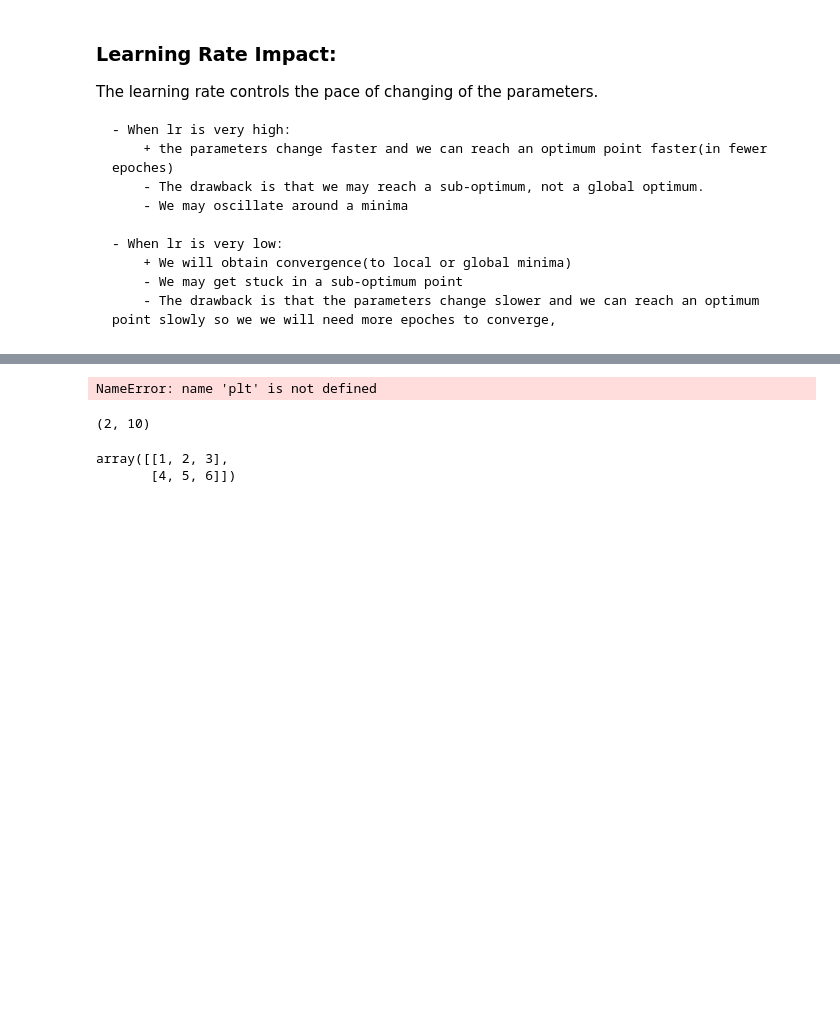
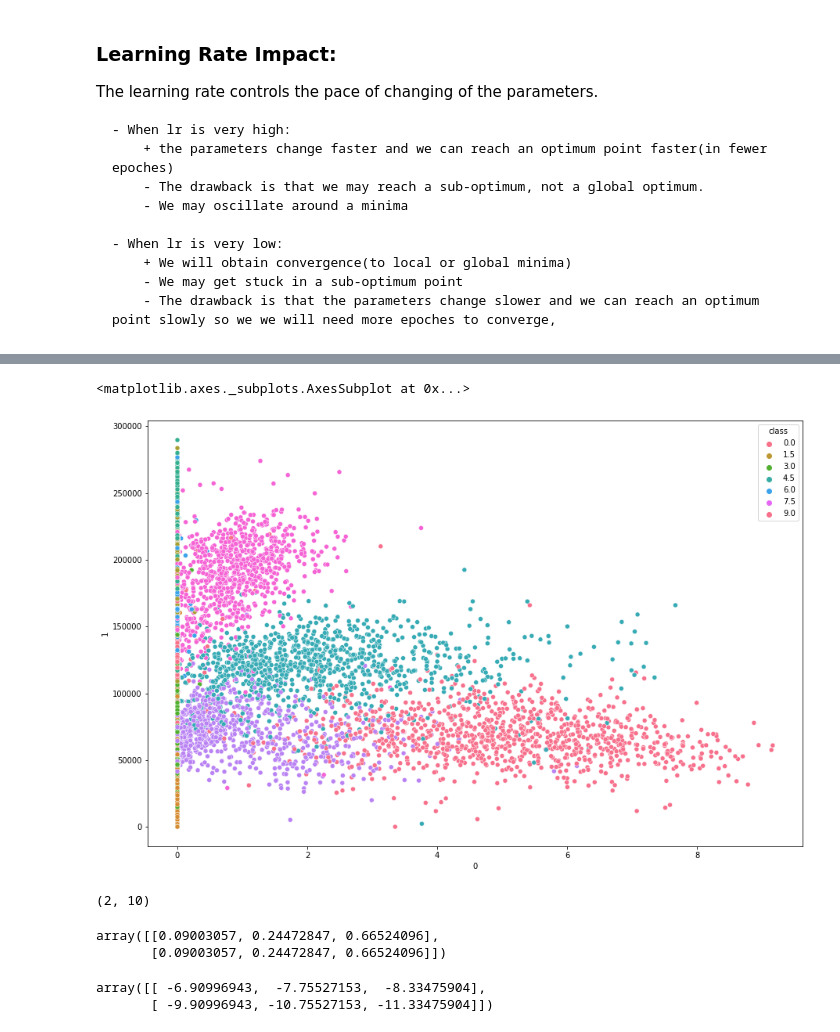
Before and after one commit to codamin/COVID19-Detection-From-XRay-Images, a Jupyter notebook: AI_CA5_TODO.ipynb, the cells around one changed output, grey strips where cells are left out. Saved outputs shown, nothing was run; the diff lists cells and outputs as text; code cells hidden in the pictures; blank space fills up the shorter version.

Commit message:
fix softmax

```diff
--- a/AI_CA5_TODO.ipynb
+++ b/AI_CA5_TODO.ipynb
@@ -367,15 +370,21 @@ class Layer:
         if 'high' in initializing_parameters.keys(): high = initializing_parameters['high']
         # TODO: Implement
         ### START CODE HERE ###
-        if 'method' in initializing_parameters.keys():
-            method = initializing_parameters['method']
+        if 'init_method' in initializing_parameters.keys():
+            method = initializing_parameters['init_method']
         else:
-            method = 'he'
+            method = 'None'
+
 
         if method == 'he':
+            print('using he')
             coef = np.sqrt(2 / dim1)
         elif method == 'xavier':
+            print('using xavier')
             coef = np.sqrt(6 / (dim1 + dim2))
+        else:
+            print('using None')
+            coef = 1
 
         weights = np.random.uniform(low, high, size=(dim1, dim2)) * coef
 
@@ -388,15 +397,22 @@ class Layer:
         if 'var' in initializing_parameters.keys(): var = initializing_parameters['var']
         # TODO: Implement
         ### START CODE HERE ###
-        if 'method' in initializing_parameters.keys():
-            method = initializing_parameters['method']
+        if 'init_method' in initializing_parameters.keys():
+            method = initializing_parameters['init_method']
         else:
-            method = 'he'
+            method = 'None'
+
 
         if method == 'he':
+            print('using he')
             coef = np.sqrt(2 / dim1)
         elif method == 'xavier':
+            print('using xavier')
             coef = np.sqrt(6 / (dim1 + dim2))
+        else:
+            print('using None')
+            coef = 1
+
         weights = np.random.randn(dim1, dim2) * coef
         ### END CODE HERE ###
         return weights
@@ -586,15 +602,16 @@ The learning rate controls the pace of changing of the parameters.
         - We may get stuck in a sub-optimum point
         - The drawback is that the parameters change slower and we can reach an optimum point slowly so we we will need more epoches to converge,
 # %%
-def FitModel(lr=0.05, batch_size=32, activation=Relu(), weight_method='uniform', n_neurons=[32, 10]):
+def FitModel(lr=0.05, batch_size=32, activation=Relu(), init_method='None', weight_method='uniform',
+             n_neurons=[20, 10]):
     INPUT_SHAPE = X_train.shape[1]
     TRAINLOADER = Dataloader(X_train, y_train, 10, batch_size=batch_size, shuffle=True)
     TESTLOADER = Dataloader(X_test, y_test, 10)
     EPOCHS = 3
 
     network = FeedForwardNN(INPUT_SHAPE)
-    network.add_layer(n_neurons[0], activation=Relu(), initial_weight=weight_method)
-    network.add_layer(n_neurons[1], initial_weight=weight_method)
+    network.add_layer(n_neurons[0], activation=Relu(), initial_weight=weight_method, init_method=init_method)
+    network.add_layer(n_neurons[1], initial_weight=weight_method, init_method=init_method)
     network.set_training_param(loss=CrossEntropy(), lr=lr)
 
     log = network.fit(EPOCHS, TRAINLOADER, TESTLOADER)
@@ -665,11 +829,15 @@ X_test_2D_df = pd.DataFrame(X_test_2D)
 # %%
 X_train_2D_df['class'] = pd.DataFrame(y_train)
 X_test_2D_df['class'] = pd.DataFrame(y_test)
+X_test_2D_df.loc[0] = X_test_2D_df.loc[0]
+# %%
+X_test_2D_df.loc[:,1] *= 30000
 # %%
 plt.figure(figsize=(15,10))
-sns.scatterplot(data=X_test_2D_df[:1000], x=0, y=1, hue="class")
+sns.scatterplot(data=X_test_2D_df[:], x=0, y=1, hue="class", palette='husl')
 # %% [output]
-NameError: name 'plt' is not defined
+<matplotlib.axes._subplots.AxesSubplot at 0x...>
+[figure, added]
 # %%
 lines.shape
 # %% [output]
@@ -679,9 +847,15 @@ weights.shape
 # %%
 plt.figure(figsize=(20,12))
 plt.scatter(encoded_state[:,0], encoded_state[:,1])
+# %%
+sm = Softmax()
+sm(np.array([[7,8,9], [10,11,12]]))
+# %% [output]
+array([[0.09003057, 0.24472847, 0.66524096],
+       [0.09003057, 0.24472847, 0.66524096]])
 # %%
-a = np.array([[1,2,3], [4,5,6]])
-a
+ce = CrossEntropy()
+ce.derivative(np.array([[1,2,3], [4,5,6]]), np.array([[7,8,9], [10,11,12]]))
 # %% [output]
-array([[1, 2, 3],
-       [4, 5, 6]])
+array([[ -6.90996943,  -7.75527153,  -8.33475904],
+       [ -9.90996943, -10.75527153, -11.33475904]])
```
Also changed, not shown: parts of 15 cells of this notebook.
